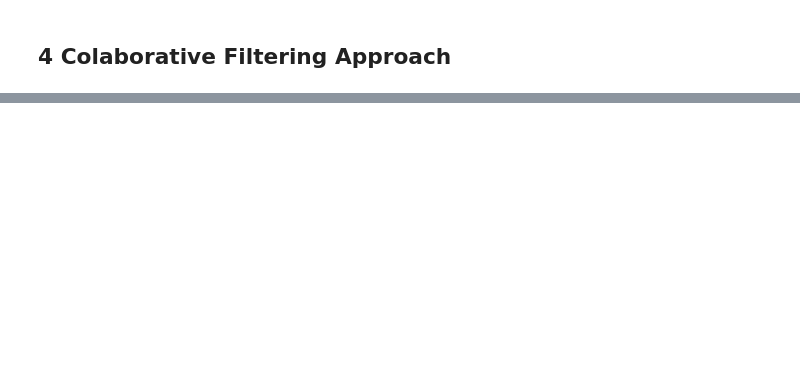
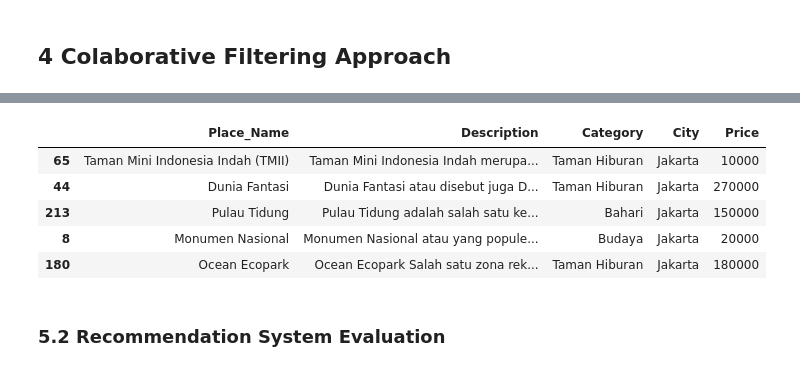
Before and after one commit to LingAdeu/hybrid-recommendation-system, a Jupyter notebook: notebook/ContentFiltering.ipynb, the cells around one changed output, grey strips where cells are left out. Drawn from its saved outputs; the diff is of its cells as text; code cells hidden in the pictures; blank space fills up the shorter version.

```diff
--- a/notebook/ContentFiltering.ipynb
+++ b/notebook/ContentFiltering.ipynb
@@ -480,0 +518,5 @@ display(recommended_places[['Place_Name', 'Description', 'Category', 'City', 'Pr
+# %%
+# content-based filtering
+tfidf_vectorizer = TfidfVectorizer(stop_words=stopwords)
+tfidf_matrix = tfidf_vectorizer.fit_transform(merged_df['DescriptionClean'])
+content_based_sim = cosine_similarity(tfidf_matrix, tfidf_matrix)
@@ -480,0 +552,46 @@ display(recommended_places[['Place_Name', 'Description', 'Category', 'City', 'Pr
+# %%
+# create function for hybrid recommendation
+def get_hybrid_recommendations(place_idx, content_based_sim, collab_sim, alpha=0.5, df=merged_df):
+    # get content-based scores
+    content_scores = list(enumerate(content_based_sim[place_idx]))
+
+    # get collaborative filtering scores
+    collab_scores = list(enumerate(collab_sim[place_idx]))
+
+    # combine scores
+    content_scores = [score[1] for score in content_scores]
+    collab_scores = [score[1] for score in collab_scores]
+
+    combined_scores = [alpha * content + (1 - alpha) * collab for content, collab in zip(content_scores, collab_scores)]
+
+    # sort and exclude the place itself
+    sim_scores = list(enumerate(combined_scores))
+    sim_scores = sorted(sim_scores, key=lambda x: x[1], reverse=True)
+    sim_scores = sim_scores[1:]
+
+    # get the indices of the recommended places
+    place_indices = [i[0] for i in sim_scores if i[0] < len(df)]
+
+    # filter duplicates based on Place_Id
+    unique_place_indices = []
+    seen_place_ids = set()
+    for idx in place_indices:
+        place_id = df.iloc[idx]['Place_Id']
+        if place_id not in seen_place_ids:
+            unique_place_indices.append(idx)
+            seen_place_ids.add(place_id)
+
+    # return df rows that correspond to these indices
+    return df.loc[unique_place_indices].head()[['Place_Name', 'Description', 'Category', 'City', 'Price']]
+# %%
+# check oputput
+get_hybrid_recommendations(66, content_based_sim, collab_sim, alpha=0.5)
+# %% [output]
+|  | Place_Name | Description | Category | City | Price |
+| 65 | Taman Mini Indonesia Indah (TMII) | Taman Mini Indonesia Indah merupa... | Taman Hiburan | Jakarta | 10000 |
+| 44 | Dunia Fantasi | Dunia Fantasi atau disebut juga D... | Taman Hiburan | Jakarta | 270000 |
+| 213 | Pulau Tidung | Pulau Tidung adalah salah satu ke... | Bahari | Jakarta | 150000 |
+| 8 | Monumen Nasional | Monumen Nasional atau yang popule... | Budaya | Jakarta | 20000 |
+| 180 | Ocean Ecopark | Ocean Ecopark Salah satu zona rek... | Taman Hiburan | Jakarta | 180000 |
+# %% [markdown]
+### **5.2 Recommendation System Evaluation**
```
Also changed, not shown: parts of 62 cells of this notebook, 3 other files.
